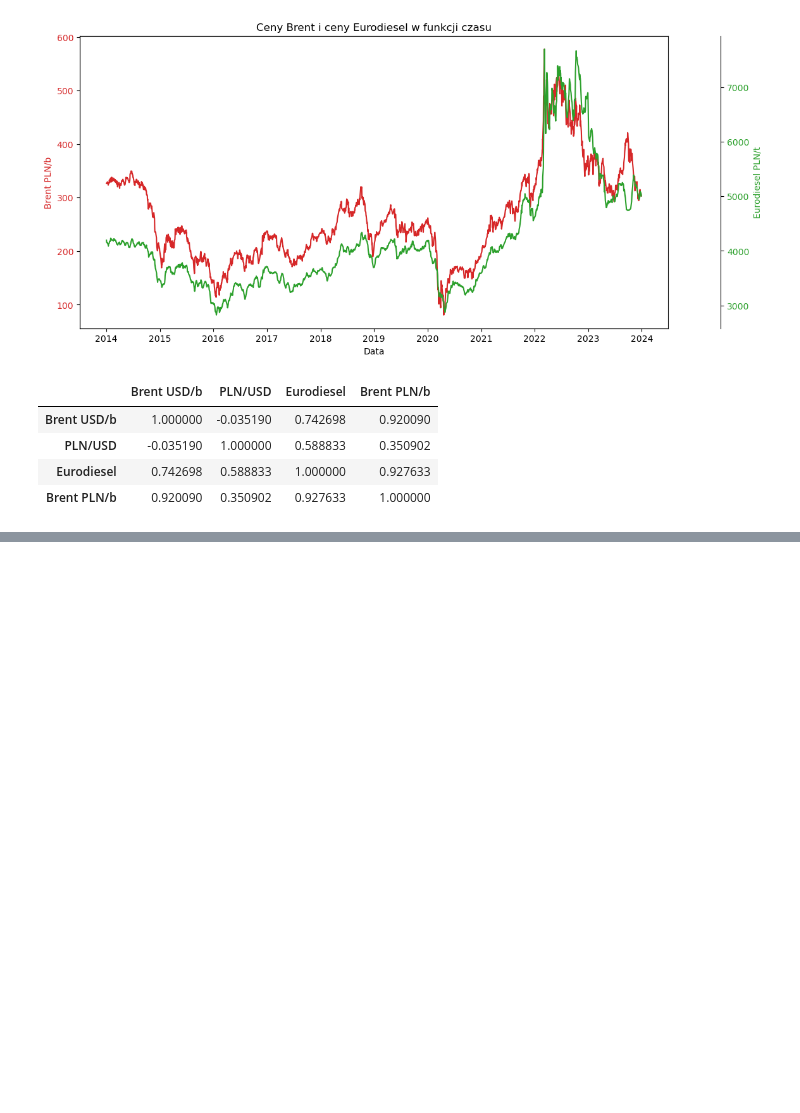
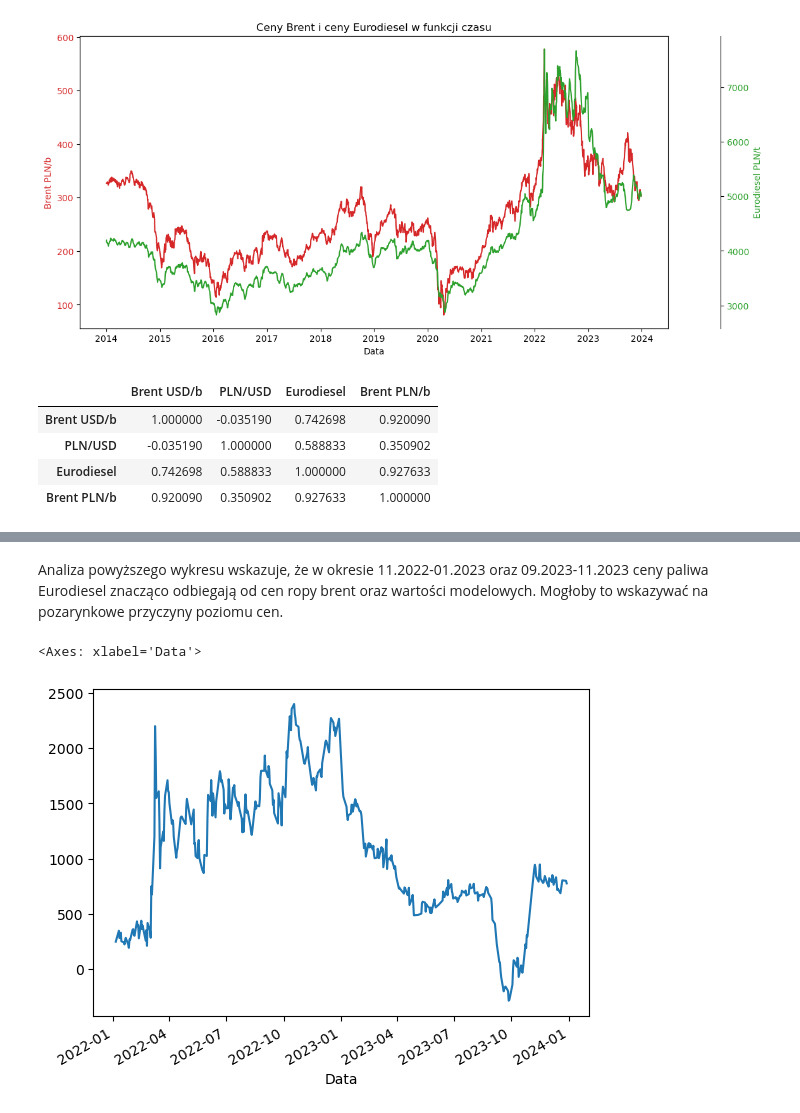
Before and after one commit to mariuszkam4/Orlen_fuel_prices, a Jupyter notebook: Orlen_fuel_prices.ipynb, the cells around one changed output, grey strips where cells are left out. Cells and saved outputs as stored; diff of their text form; code cells hidden in the pictures; blank space fills up the shorter version.

```diff
--- a/Orlen_fuel_prices.ipynb
+++ b/Orlen_fuel_prices.ipynb
@@ -297,0 +449,9 @@ macierz_korelacji_2
+# %% [markdown]
+Analiza powyższego wykresu wskazuje, że w okresie 11.2022-01.2023 oraz 09.2023-11.2023 ceny paliwa Eurodiesel znacząco odbiegają od cen ropy brent oraz wartości modelowych. Mogłoby to wskazywać na pozarynkowe przyczyny poziomu cen.
+# %%
+# Obliczanie reszt
+brent_PLN_2022['Residuals'] = brent_PLN_2022['Eurodiesel'] - brent_PLN_2022['Predicted Eurodiesel Price']
+brent_PLN_2022['Residuals'].plot()
+# %% [output]
+<Axes: xlabel='Data'>
+[figure, added]
```
Also changed, not shown: parts of 16 cells of this notebook.
